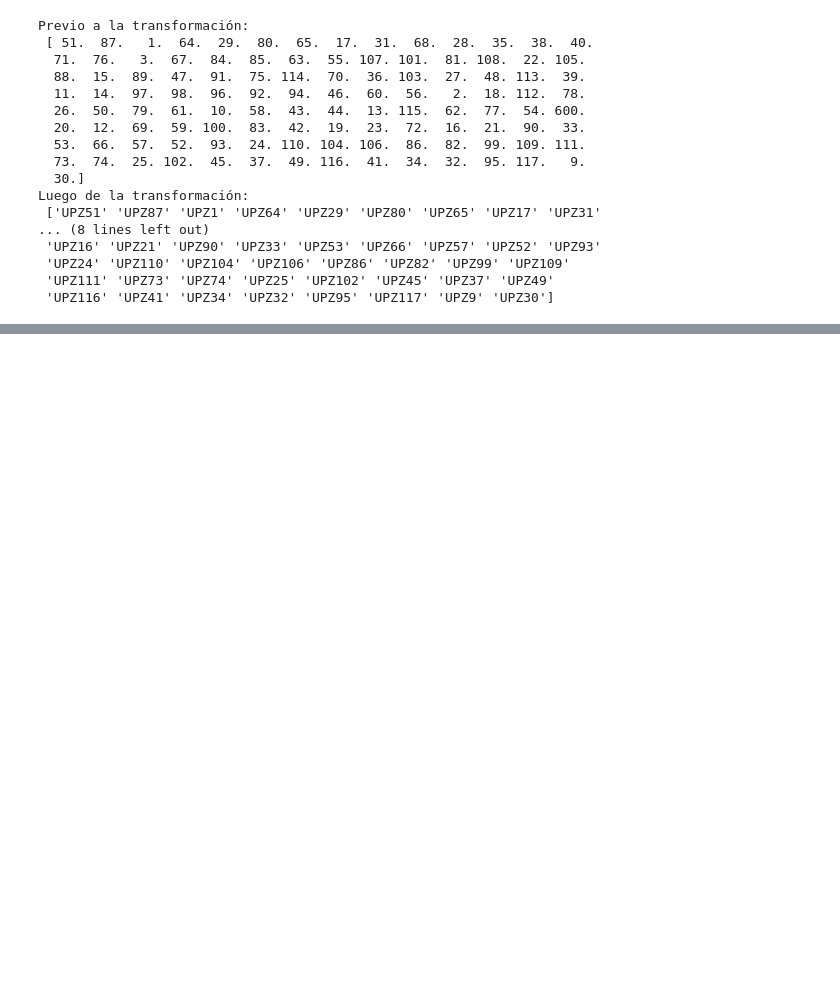
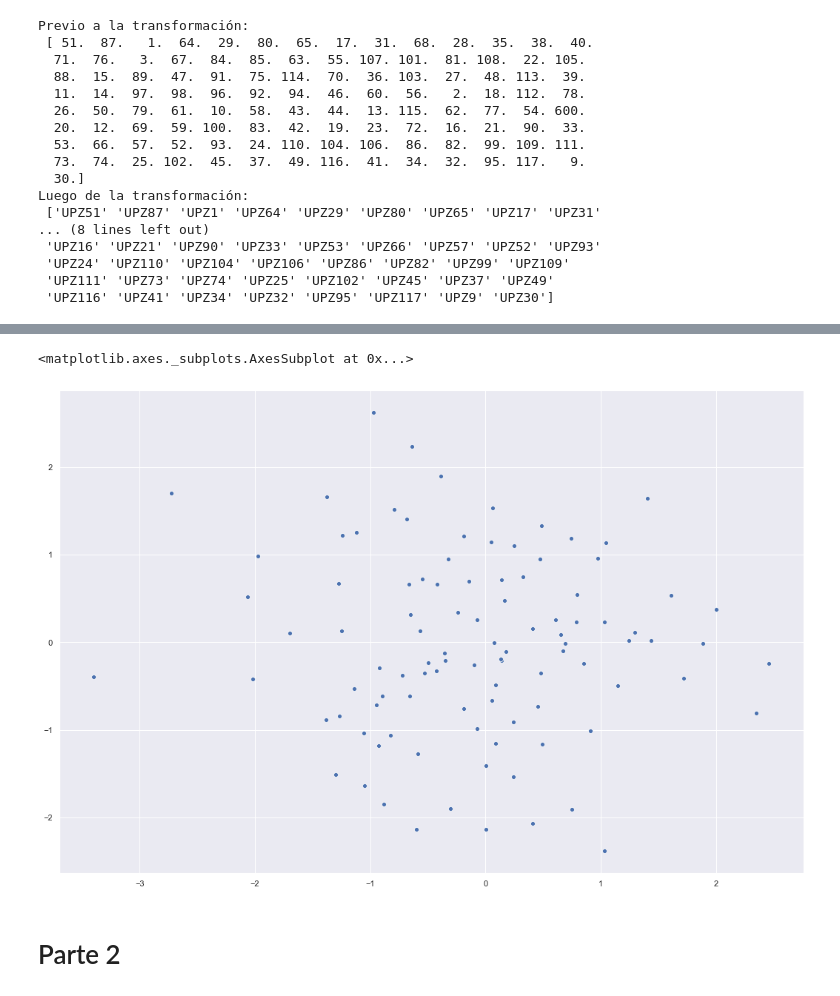
Before and after one commit to kurtwalsen/MA6202-Tarea-1, a Jupyter notebook: tarea1.ipynb, the cells around one changed output, grey strips where cells are left out. Saved outputs shown, nothing was run; the diff lists cells and outputs as text; code cells hidden in the pictures; blank space fills up the shorter version.

```diff
--- a/tarea1.ipynb
+++ b/tarea1.ipynb
@@ -793,0 +821,14 @@ df
+# %%
+def estilo():
+    sns.set(style='darkgrid')
+    plt.rcParams['figure.figsize'] = (18, 12)
+# %%
+estilo()
+A=np.random.randn(100)
+B=np.random.randn(100)
+sns.scatterplot(A,B)
+# %% [output]
+<matplotlib.axes._subplots.AxesSubplot at 0x...>
+[figure, added]
+# %% [markdown]
+# Parte 2
```
Also changed, not shown: parts of 76 cells of this notebook.
